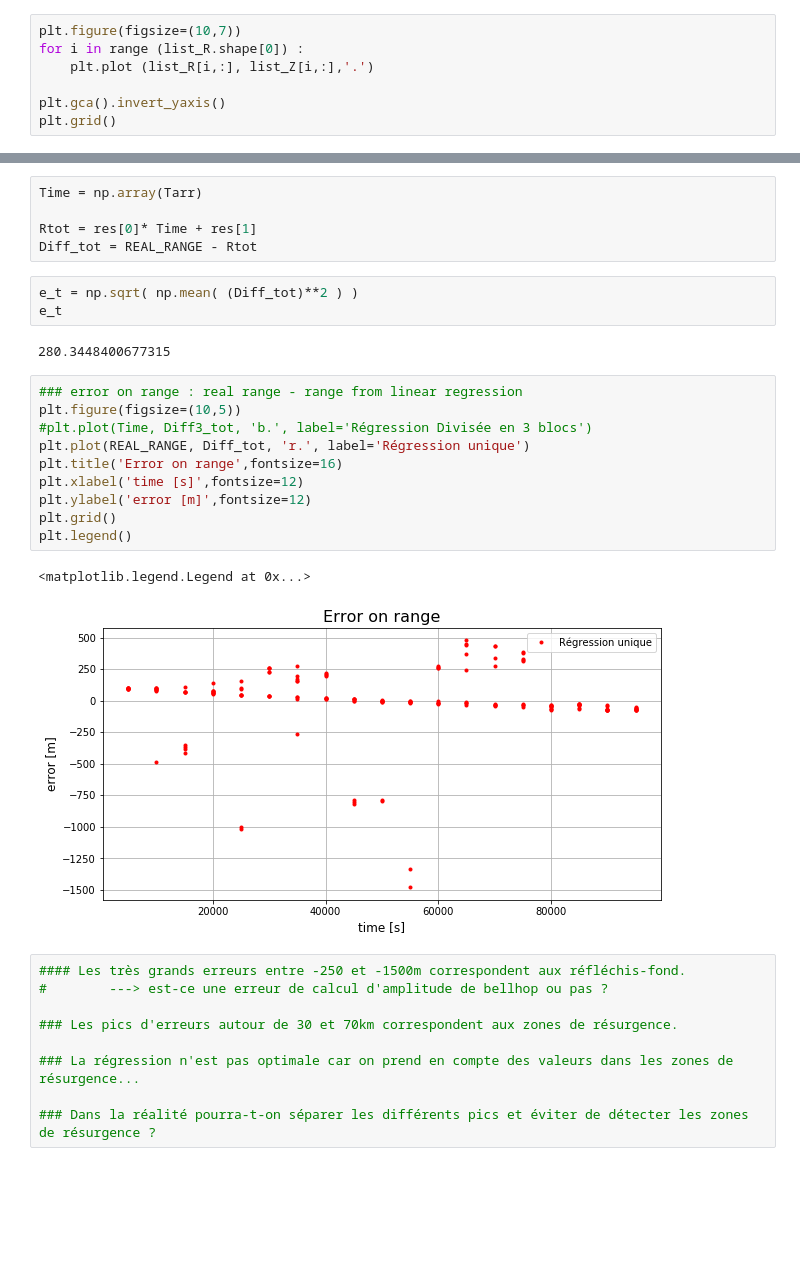
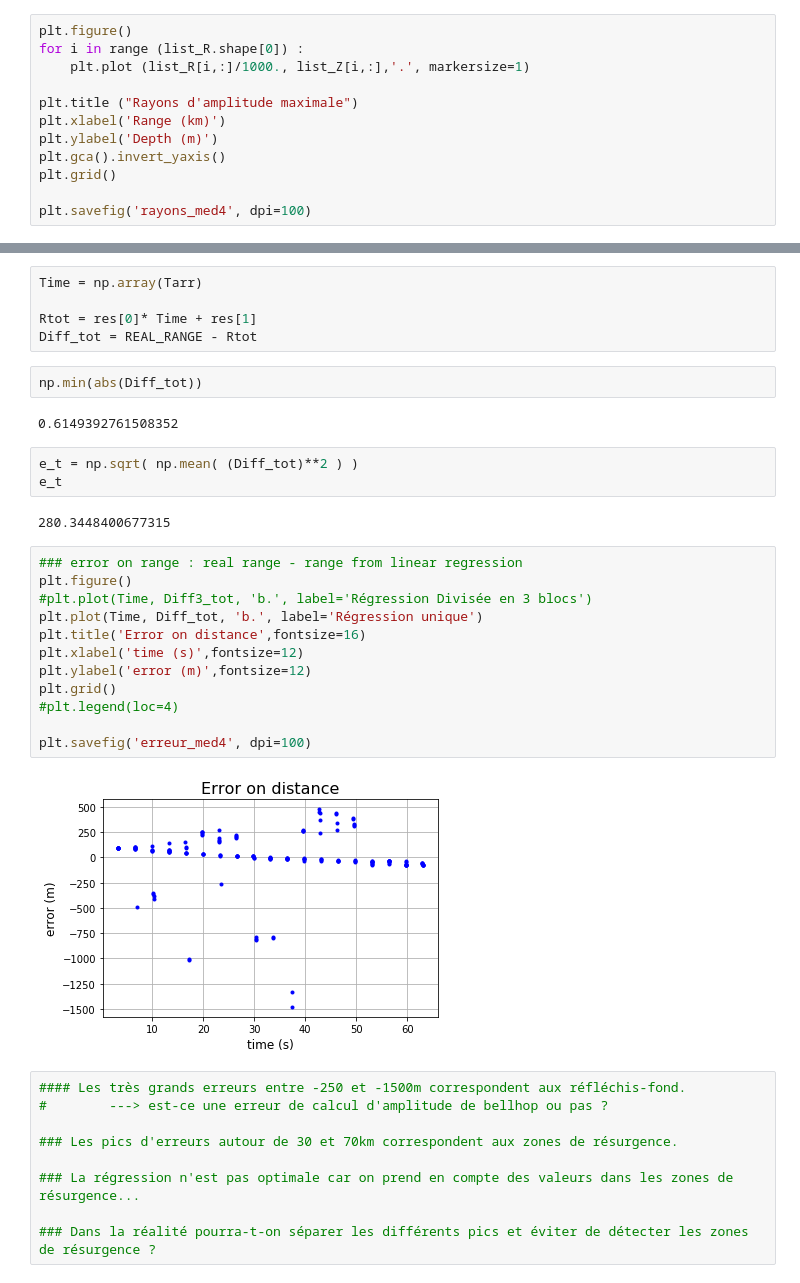
Before and after one commit to ponchama/Cognac_Acoustique, a Jupyter notebook: Bellhop/Partie5_methode_detection/Untitled.ipynb, the cells around one changed output, grey strips where cells are left out. Drawn from its saved outputs; the diff is of its cells as text; blank space fills up the shorter version.

```diff
--- a/Bellhop/Partie5_methode_detection/Untitled.ipynb
+++ b/Bellhop/Partie5_methode_detection/Untitled.ipynb
@@ -1712,10 +1909,15 @@ dictE['Dist'][np.where(angles_E !=0.)]
 # %% [output]
 array([90128.3630012])
 # %%
-plt.figure(figsize=(10,7))
+plt.figure()
 for i in range (list_R.shape[0]) :
-    plt.plot (list_R[i,:], list_Z[i,:],'.')
+    plt.plot (list_R[i,:]/1000., list_Z[i,:],'.', markersize=1)
 
+plt.title ("Rayons d'amplitude maximale")
+plt.xlabel('Range (km)')
+plt.ylabel('Depth (m)')
 plt.gca().invert_yaxis()
 plt.grid()
+
+plt.savefig('rayons_med4', dpi=100)
 # %% [output]
@@ -1865,6 +2067,10 @@ Time = np.array(Tarr)
 
 Rtot = res[0]* Time + res[1]
 Diff_tot = REAL_RANGE - Rtot
+# %%
+np.min(abs(Diff_tot))
+# %% [output]
+0.6149392761508352
 # %%
 e_t = np.sqrt( np.mean( (Diff_tot)**2 ) )
 e_t
@@ -1872,17 +2078,18 @@ e_t
 280.3448400677315
 # %%
 ### error on range : real range - range from linear regression
-plt.figure(figsize=(10,5))
+plt.figure()
 #plt.plot(Time, Diff3_tot, 'b.', label='Régression Divisée en 3 blocs')
-plt.plot(REAL_RANGE, Diff_tot, 'r.', label='Régression unique')
-plt.title('Error on range',fontsize=16)
-plt.xlabel('time [s]',fontsize=12)
-plt.ylabel('error [m]',fontsize=12)
+plt.plot(Time, Diff_tot, 'b.', label='Régression unique')
+plt.title('Error on distance',fontsize=16)
+plt.xlabel('time (s)',fontsize=12)
+plt.ylabel('error (m)',fontsize=12)
 plt.grid()
-plt.legend()
+#plt.legend(loc=4)
+
+plt.savefig('erreur_med4', dpi=100)
 # %% [output]
-<matplotlib.legend.Legend at 0x...>
-[figure, old version]
+[figure, new version]
 # %%
 #### Les très grands erreurs entre -250 et -1500m correspondent aux réfléchis-fond.
 #        ---> est-ce une erreur de calcul d'amplitude de bellhop ou pas ?
```
Also changed, not shown: parts of 47 cells of this notebook.
